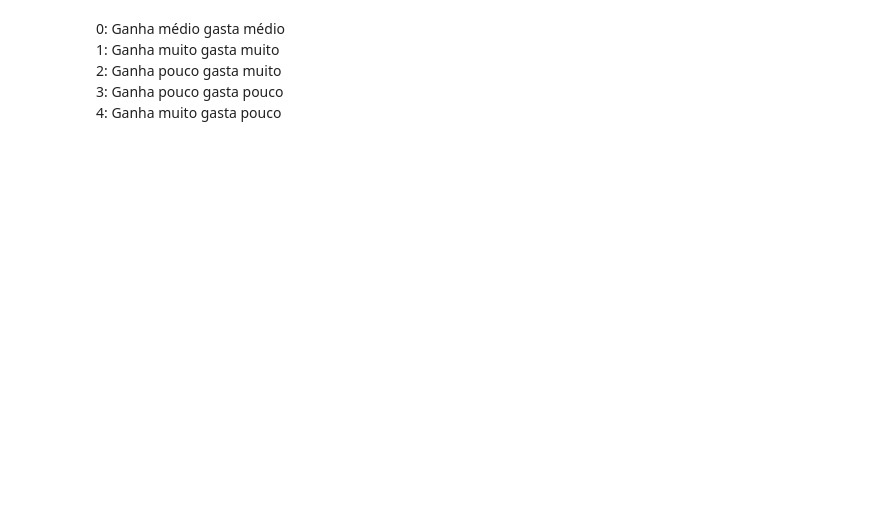
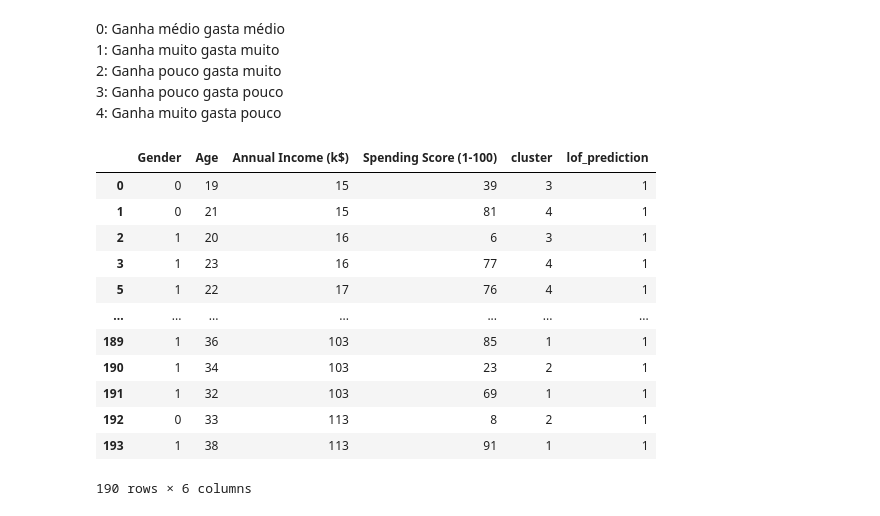
Before and after one commit to KevBoyz/some-python, a Jupyter notebook: Data_Science/Projects/05-Customer_segmentation/main.ipynb, the cells around one changed output. Saved outputs shown, nothing was run; the diff lists cells and outputs as text; code cells hidden in the pictures; blank space fills up the shorter version.

```diff
--- a/Data_Science/Projects/05-Customer_segmentation/main.ipynb
+++ b/Data_Science/Projects/05-Customer_segmentation/main.ipynb
@@ -128,3 +128,19 @@ plt.show()
 2: Ganha pouco gasta muito
 3: Ganha pouco gasta pouco
 4: Ganha muito gasta pouco
+# %%
+df
+# %% [output]
+|  | Gender | Age | Annual Income (k$) | Spending Score (1-100) | cluster | lof_prediction |
+| 0 | 0 | 19 | 15 | 39 | 3 | 1 |
+| 1 | 0 | 21 | 15 | 81 | 4 | 1 |
+| 2 | 1 | 20 | 16 | 6 | 3 | 1 |
+| 3 | 1 | 23 | 16 | 77 | 4 | 1 |
+| 5 | 1 | 22 | 17 | 76 | 4 | 1 |
+| ... | ... | ... | ... | ... | ... | ... |
+| 189 | 1 | 36 | 103 | 85 | 1 | 1 |
+| 190 | 1 | 34 | 103 | 23 | 2 | 1 |
+| 191 | 1 | 32 | 103 | 69 | 1 | 1 |
+| 192 | 0 | 33 | 113 | 8 | 2 | 1 |
+| 193 | 1 | 38 | 113 | 91 | 1 | 1 |
+190 rows × 6 columns
```
Also changed, not shown: parts of 7 cells of this notebook, 7 other files.
